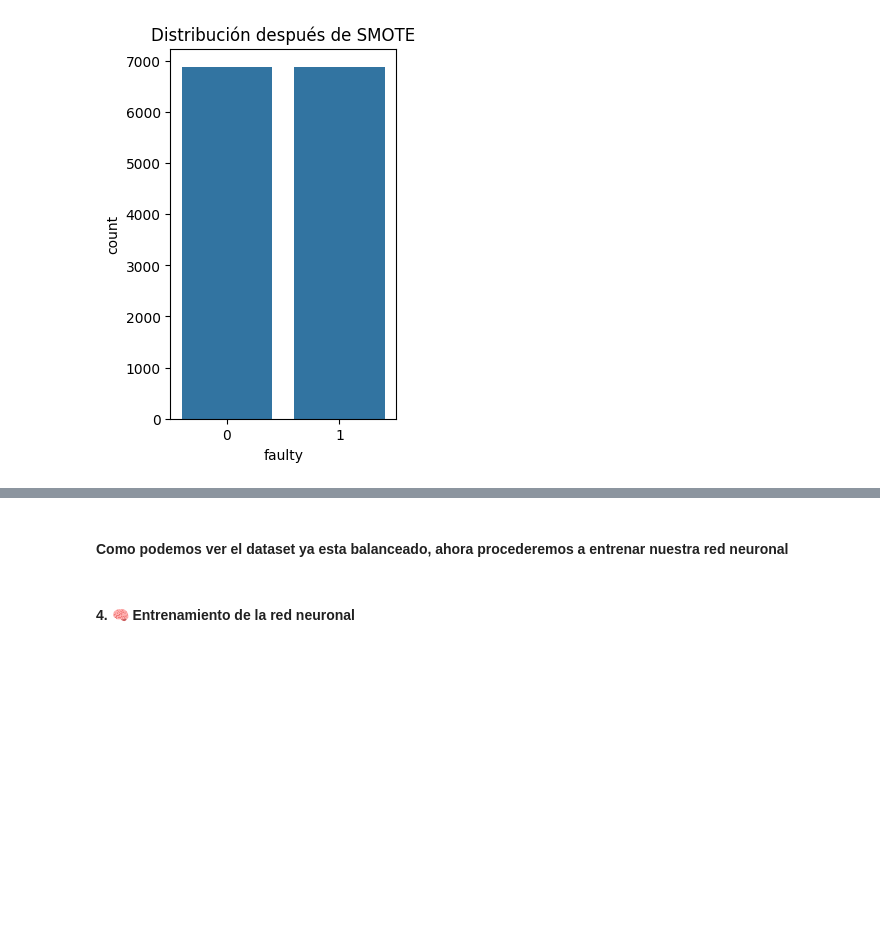
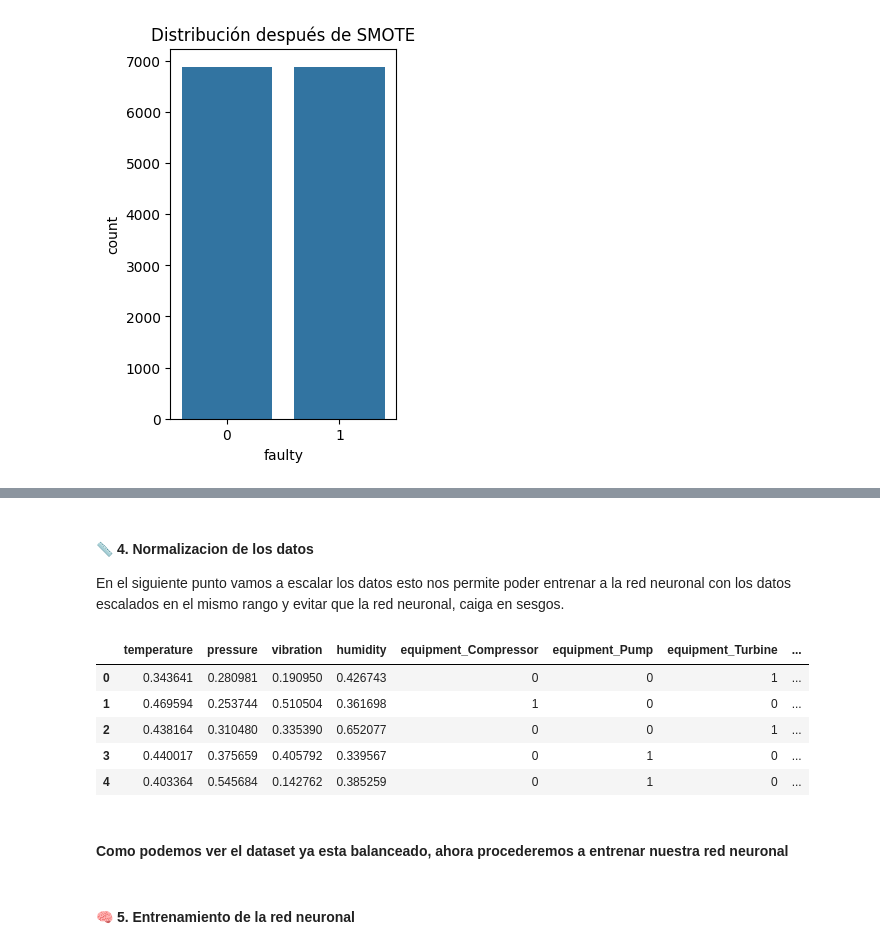
Before and after one commit to ricmiber96/IABD, a Jupyter notebook: PIA/UD04/Practicas/UD04_Averias_Equipos_Industriales/UD04_Averias_Equipos_Industriales.ipynb, the cells around one changed output, grey strips where cells are left out. Drawn from its saved outputs; the diff is of its cells as text; code cells hidden in the pictures; blank space fills up the shorter version.

```diff
--- a/PIA/UD04/Practicas/UD04_Averias_Equipos_Industriales/UD04_Averias_Equipos_Industriales.ipynb
+++ b/PIA/UD04/Practicas/UD04_Averias_Equipos_Industriales/UD04_Averias_Equipos_Industriales.ipynb
@@ -216,4 +229,23 @@ Text(0.5, 1.0, 'Distribución después de SMOTE')
+# %% [markdown]
+#### 📏 4. Normalizacion de los datos
+En el siguiente punto vamos a escalar los datos esto nos permite poder entrenar a la red neuronal con los datos escalados en el mismo rango y evitar que la red neuronal, caiga en sesgos.
+# %%
+from sklearn.preprocessing import StandardScaler, MinMaxScaler, RobustScaler
+data_balanced.head()
+cols_to_scale = ['temperature', 'pressure', 'vibration','humidity']
+scaler = MinMaxScaler()
+data_scaled = data_balanced
+data_scaled[cols_to_scale] = scaler.fit_transform(data_scaled[cols_to_scale])
+
+data_scaled.head()
+# %% [output]
+|  | temperature | pressure | vibration | humidity | equipment_Compressor | equipment_Pump | equipment_Turbine | ... |
+| 0 | 0.343641 | 0.280981 | 0.190950 | 0.426743 | 0 | 0 | 1 | ... |
+| 1 | 0.469594 | 0.253744 | 0.510504 | 0.361698 | 1 | 0 | 0 | ... |
+| 2 | 0.438164 | 0.310480 | 0.335390 | 0.652077 | 0 | 0 | 1 | ... |
+| 3 | 0.440017 | 0.375659 | 0.405792 | 0.339567 | 0 | 1 | 0 | ... |
+| 4 | 0.403364 | 0.545684 | 0.142762 | 0.385259 | 0 | 1 | 0 | ... |
 # %% [markdown]
 #### Como podemos ver el dataset ya esta balanceado, ahora procederemos a entrenar nuestra red neuronal
 # %% [markdown]
-#### 4. 🧠 Entrenamiento de la red neuronal
+#### 🧠 5. Entrenamiento de la red neuronal
```
Also changed, not shown: parts of 17 cells of this notebook, 37 other files.
